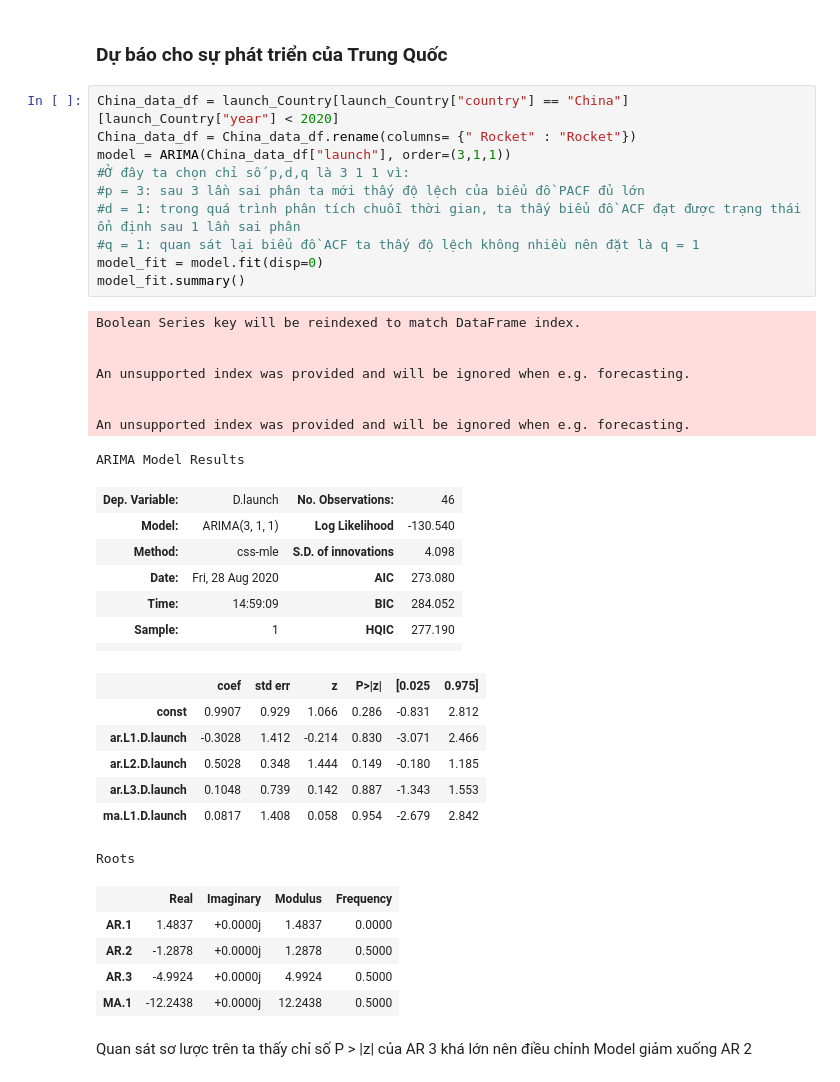
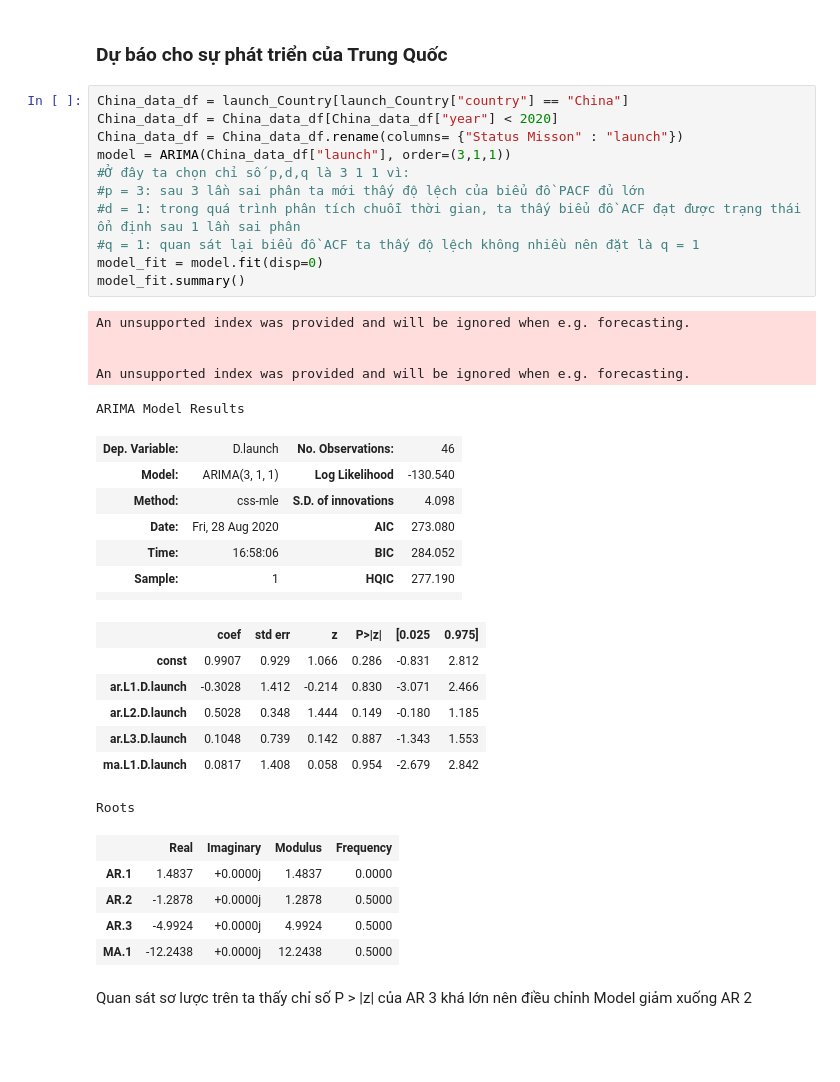
Before and after one commit to TranPhu1999/DH-LTKHDL-CK, a Jupyter notebook: 1712664-TranDucPhu_space.ipynb, the cells around one changed output. Cells and saved outputs as stored; diff of their text form; blank space fills up the shorter version.

```diff
--- a/1712664-TranDucPhu_space.ipynb
+++ b/1712664-TranDucPhu_space.ipynb
@@ -334,29 +358,27 @@ Text(0.5, 0, 'Year')
 # %% [markdown]
 ### Dự báo cho sự phát triển của Trung Quốc
 # %%
-China_data_df = launch_Country[launch_Country["country"] == "China"][launch_Country["year"] < 2020]
-China_data_df = China_data_df.rename(columns= {" Rocket" : "Rocket"})
+China_data_df = launch_Country[launch_Country["country"] == "China"]
+China_data_df = China_data_df[China_data_df["year"] < 2020]
+China_data_df = China_data_df.rename(columns= {"Status Misson" : "launch"})
 model = ARIMA(China_data_df["launch"], order=(3,1,1))
 #Ở đây ta chọn chỉ số p,d,q là 3 1 1 vì:
 #p = 3: sau 3 lần sai phân ta mới thấy độ lệch của biểu đồ PACF đủ lớn
 #d = 1: trong quá trình phân tích chuỗi thời gian, ta thấy biểu đồ ACF đạt được trạng thái ổn định sau 1 lần sai phân
 #q = 1: quan sát lại biểu đồ ACF ta thấy độ lệch không nhiều nên đặt là q = 1
 model_fit = model.fit(disp=0)
 model_fit.summary()
 # %% [output]
-Boolean Series key will be reindexed to match DataFrame index.
-
-
 An unsupported index was provided and will be ignored when e.g. forecasting.
 
 
 An unsupported index was provided and will be ignored when e.g. forecasting.
 ARIMA Model Results
 | Dep. Variable: | D.launch | No. Observations: | 46 |
 | Model: | ARIMA(3, 1, 1) | Log Likelihood | -130.540 |
 | Method: | css-mle | S.D. of innovations | 4.098 |
 | Date: | Fri, 28 Aug 2020 | AIC | 273.080 |
-| Time: | 14:59:09 | BIC | 284.052 |
+| Time: | 16:58:06 | BIC | 284.052 |
 | Sample: | 1 | HQIC | 277.190 |
 |  |  |  |  |
 |  | coef | std err | z | P>|z| | [0.025 | 0.975] |
```
Also changed, not shown: parts of 32 cells of this notebook.
